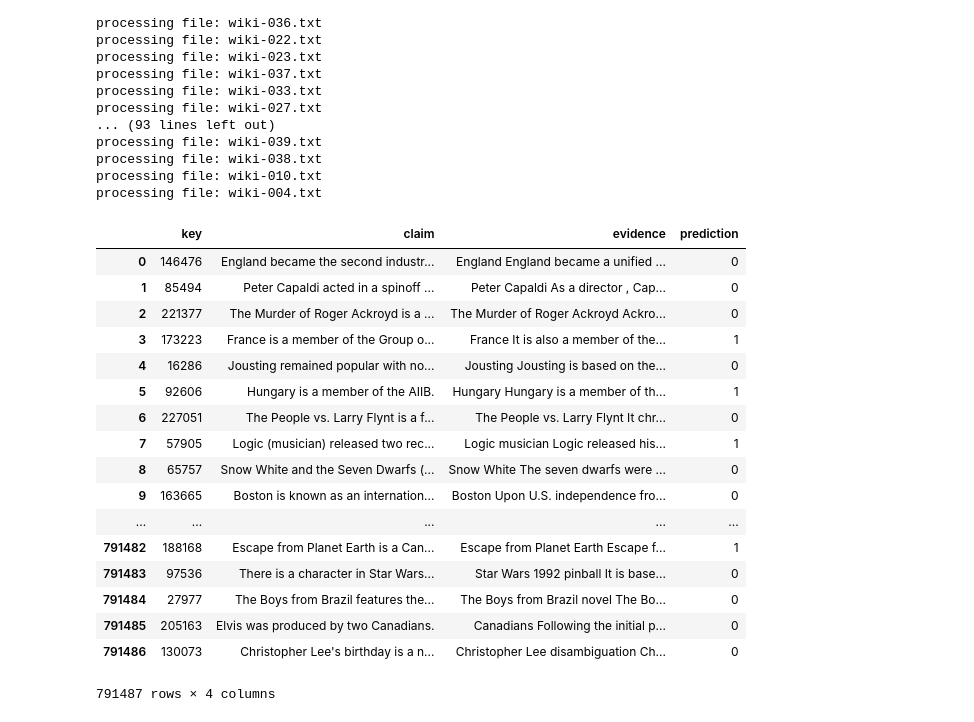
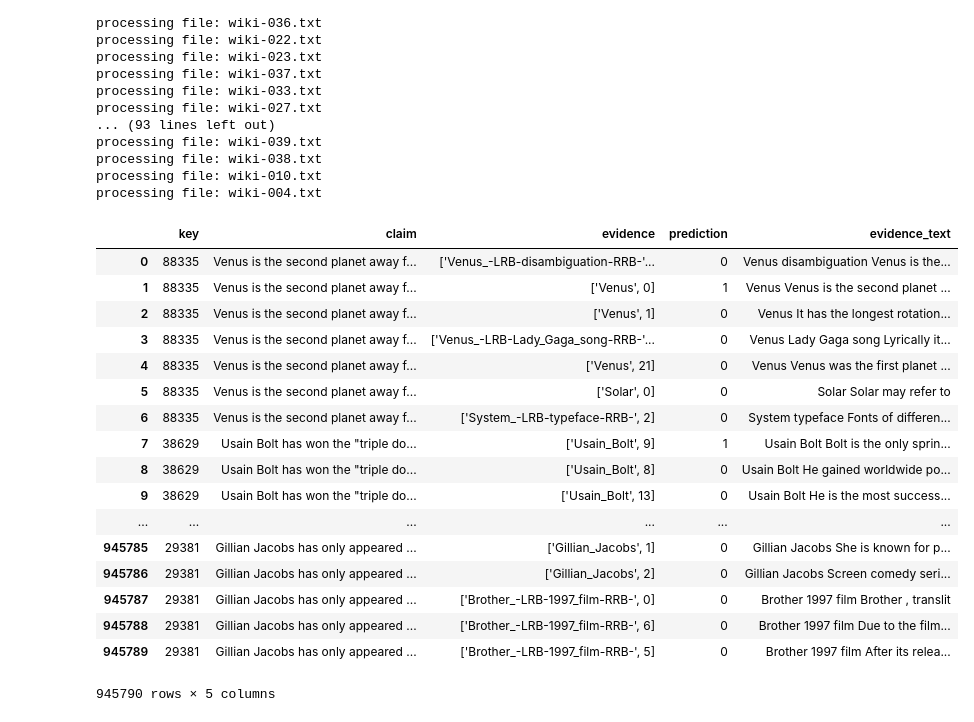
Before and after one commit to yiming95/AutomaticFactVerification, a Jupyter notebook: Find_evidence_texts.ipynb, the cells around one changed output. Drawn from its saved outputs; the diff is of its cells as text; code cells hidden in the pictures.

```diff
--- a/Find_evidence_texts.ipynb
+++ b/Find_evidence_texts.ipynb
@@ -6,8 +6,8 @@ import linecache
 import ast
 
 wiki_file_path = "./new-wiki-pages-text/"
-tsv_file_path = "./bert_data_train_shuffle_top5.csv"
-tsv_output_path = "./bert_data_train_shuffle_top5_res.csv"
+tsv_file_path = "./bert_train_top7.csv"
+tsv_output_path = "./bert_train_top7_result.csv"
 
 df = pd.read_csv(tsv_file_path, sep='\t')
 
@@ -48,40 +48,40 @@ processing file: wiki-004.txt
 # %%
 df = pd.read_csv(tsv_file_path, sep='\t')
 
 evidence_text_list = []
 evidence_index_list = list(df['evidence'].values)
 for evidence_index in evidence_index_list:
     combination = tuple(ast.literal_eval(evidence_index))
     file_index_tuple = evi_index.get(combination)
     file = wiki_file_path + file_index_tuple[0]
     line_num = file_index_tuple[1]
     evi_text = linecache.getline(file,line_num + 1)
     words = evi_text.split(" ")[2: len(evi_text)]
     words = words[0: -1]
     evi_text = " ".join(words)
     evidence_text_list.append(evi_text)
 
-df['evidence'] = evidence_text_list
+df['evidence_text'] = evidence_text_list
 
 df.to_csv(tsv_output_path, sep='\t', index=False)
 
 df
 # %% [output]
-|  | key | claim | evidence | prediction |
-| 0 | 146476 | England became the second industr... | England England became a unified ... | 0 |
-| 1 | 85494 | Peter Capaldi acted in a spinoff ... | Peter Capaldi As a director , Cap... | 0 |
-| 2 | 221377 | The Murder of Roger Ackroyd is a ... | The Murder of Roger Ackroyd Ackro... | 0 |
-| 3 | 173223 | France is a member of the Group o... | France It is also a member of the... | 1 |
-| 4 | 16286 | Jousting remained popular with no... | Jousting Jousting is based on the... | 0 |
-| 5 | 92606 | Hungary is a member of the AIIB. | Hungary Hungary is a member of th... | 1 |
-| 6 | 227051 | The People vs. Larry Flynt is a f... | The People vs. Larry Flynt It chr... | 0 |
-| 7 | 57905 | Logic (musician) released two rec... | Logic musician Logic released his... | 1 |
-| 8 | 65757 | Snow White and the Seven Dwarfs (... | Snow White The seven dwarfs were ... | 0 |
-| 9 | 163665 | Boston is known as an internation... | Boston Upon U.S. independence fro... | 0 |
-| ... | ... | ... | ... | ... |
-| 791482 | 188168 | Escape from Planet Earth is a Can... | Escape from Planet Earth Escape f... | 1 |
-| 791483 | 97536 | There is a character in Star Wars... | Star Wars 1992 pinball It is base... | 0 |
-| 791484 | 27977 | The Boys from Brazil features the... | The Boys from Brazil novel The Bo... | 0 |
-| 791485 | 205163 | Elvis was produced by two Canadians. | Canadians Following the initial p... | 0 |
-| 791486 | 130073 | Christopher Lee's birthday is a n... | Christopher Lee disambiguation Ch... | 0 |
+|  | key | claim | evidence | prediction | evidence_text |
+| 0 | 88335 | Venus is the second planet away f... | ['Venus_-LRB-disambiguation-RRB-'... | 0 | Venus disambiguation Venus is the... |
+| 1 | 88335 | Venus is the second planet away f... | ['Venus', 0] | 1 | Venus Venus is the second planet ... |
+| 2 | 88335 | Venus is the second planet away f... | ['Venus', 1] | 0 | Venus It has the longest rotation... |
+| 3 | 88335 | Venus is the second planet away f... | ['Venus_-LRB-Lady_Gaga_song-RRB-'... | 0 | Venus Lady Gaga song Lyrically it... |
+| 4 | 88335 | Venus is the second planet away f... | ['Venus', 21] | 0 | Venus Venus was the first planet ... |
+| 5 | 88335 | Venus is the second planet away f... | ['Solar', 0] | 0 | Solar Solar may refer to |
+| 6 | 88335 | Venus is the second planet away f... | ['System_-LRB-typeface-RRB-', 2] | 0 | System typeface Fonts of differen... |
+| 7 | 38629 | Usain Bolt has won the "triple do... | ['Usain_Bolt', 9] | 1 | Usain Bolt Bolt is the only sprin... |
+| 8 | 38629 | Usain Bolt has won the "triple do... | ['Usain_Bolt', 8] | 0 | Usain Bolt He gained worldwide po... |
+| 9 | 38629 | Usain Bolt has won the "triple do... | ['Usain_Bolt', 13] | 0 | Usain Bolt He is the most success... |
+| ... | ... | ... | ... | ... | ... |
+| 945785 | 29381 | Gillian Jacobs has only appeared ... | ['Gillian_Jacobs', 1] | 0 | Gillian Jacobs She is known for p... |
+| 945786 | 29381 | Gillian Jacobs has only appeared ... | ['Gillian_Jacobs', 2] | 0 | Gillian Jacobs Screen comedy seri... |
+| 945787 | 29381 | Gillian Jacobs has only appeared ... | ['Brother_-LRB-1997_film-RRB-', 0] | 0 | Brother 1997 film Brother , translit |
+| 945788 | 29381 | Gillian Jacobs has only appeared ... | ['Brother_-LRB-1997_film-RRB-', 6] | 0 | Brother 1997 film Due to the film... |
+| 945789 | 29381 | Gillian Jacobs has only appeared ... | ['Brother_-LRB-1997_film-RRB-', 5] | 0 | Brother 1997 film After its relea... |
-791487 rows × 4 columns
+945790 rows × 5 columns
```
Also changed, not shown: 2 other files.
